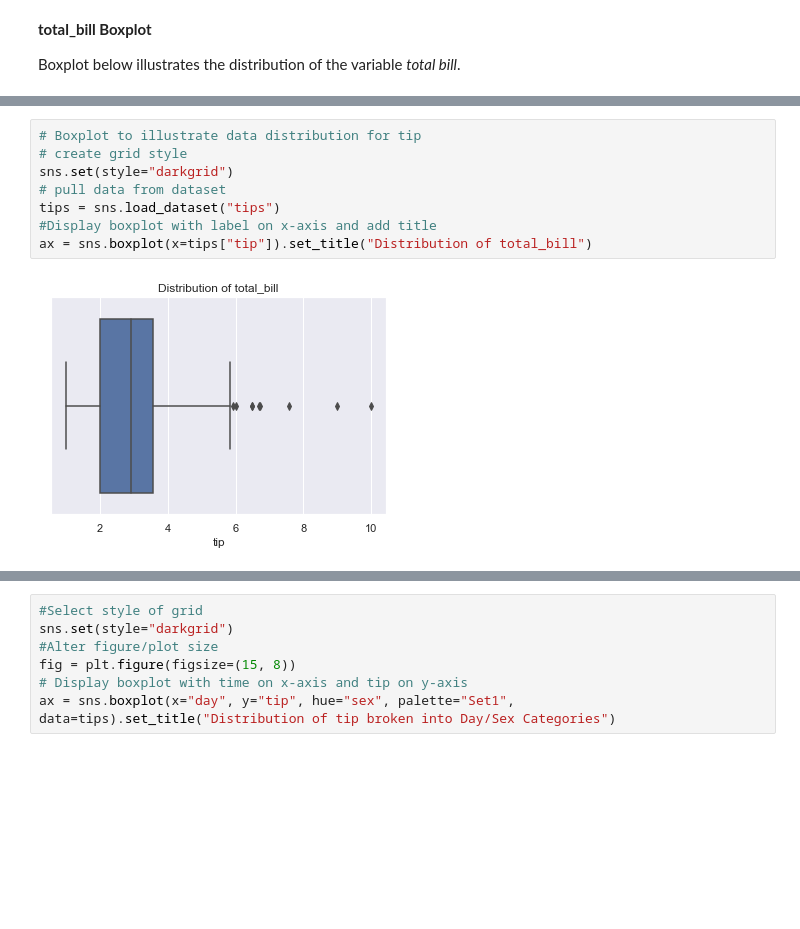
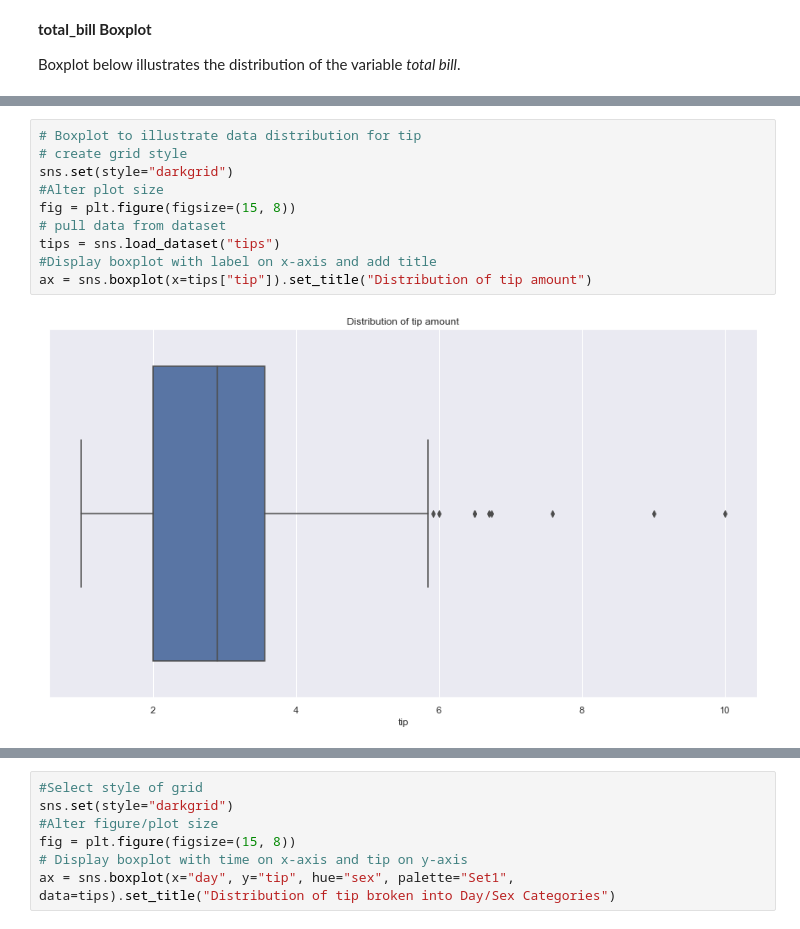
Before and after one commit to edelcorcoran/FDA-Project, a Jupyter notebook: Tips.ipynb, the cells around one changed output, grey strips where cells are left out. Drawn from its saved outputs; the diff is of its cells as text; blank space fills up the shorter version.

```diff
--- a/Tips.ipynb
+++ b/Tips.ipynb
@@ -325,13 +328,15 @@ ax = sns.boxplot(x=tips["total_bill"]).set_title("Distribution of total_bill")
 # %%
 # Boxplot to illustrate data distribution for tip
 # create grid style
 sns.set(style="darkgrid")
+#Alter plot size
+fig = plt.figure(figsize=(15, 8))
 # pull data from dataset
 tips = sns.load_dataset("tips")
 #Display boxplot with label on x-axis and add title
-ax = sns.boxplot(x=tips["tip"]).set_title("Distribution of total_bill")
+ax = sns.boxplot(x=tips["tip"]).set_title("Distribution of tip amount")
 # %% [output]
-[figure, old version]
+[figure, new version]
 # %%
 #Select style of grid
 sns.set(style="darkgrid")
```
Also changed, not shown: parts of 12 cells of this notebook.
